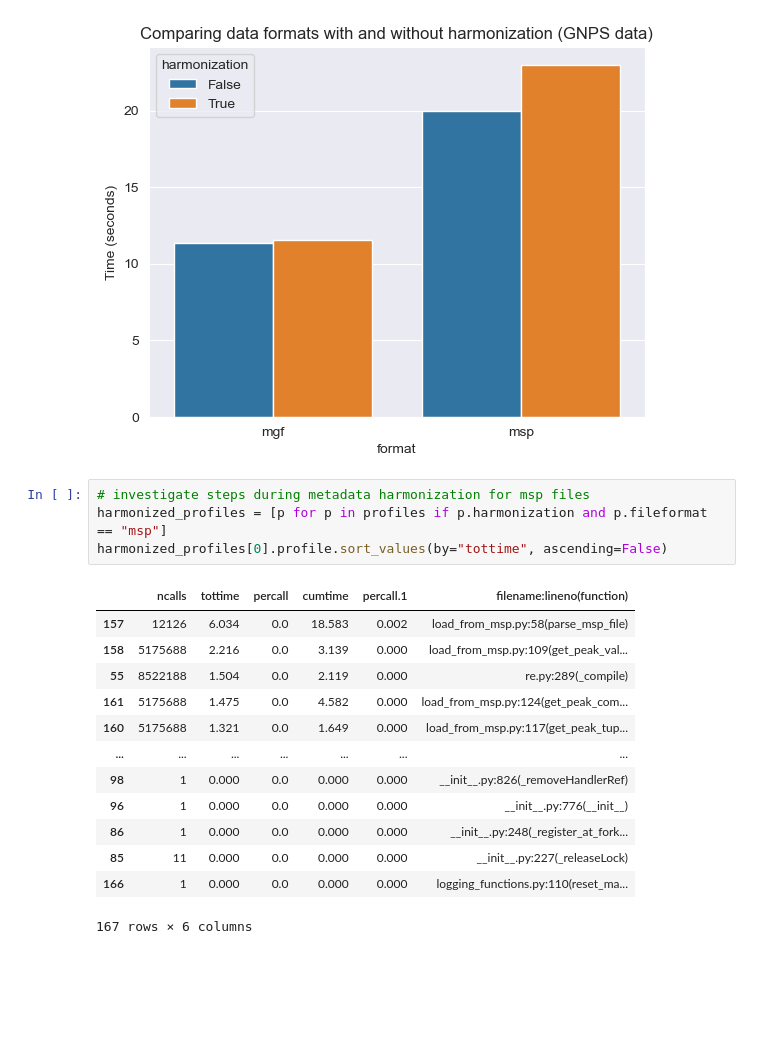
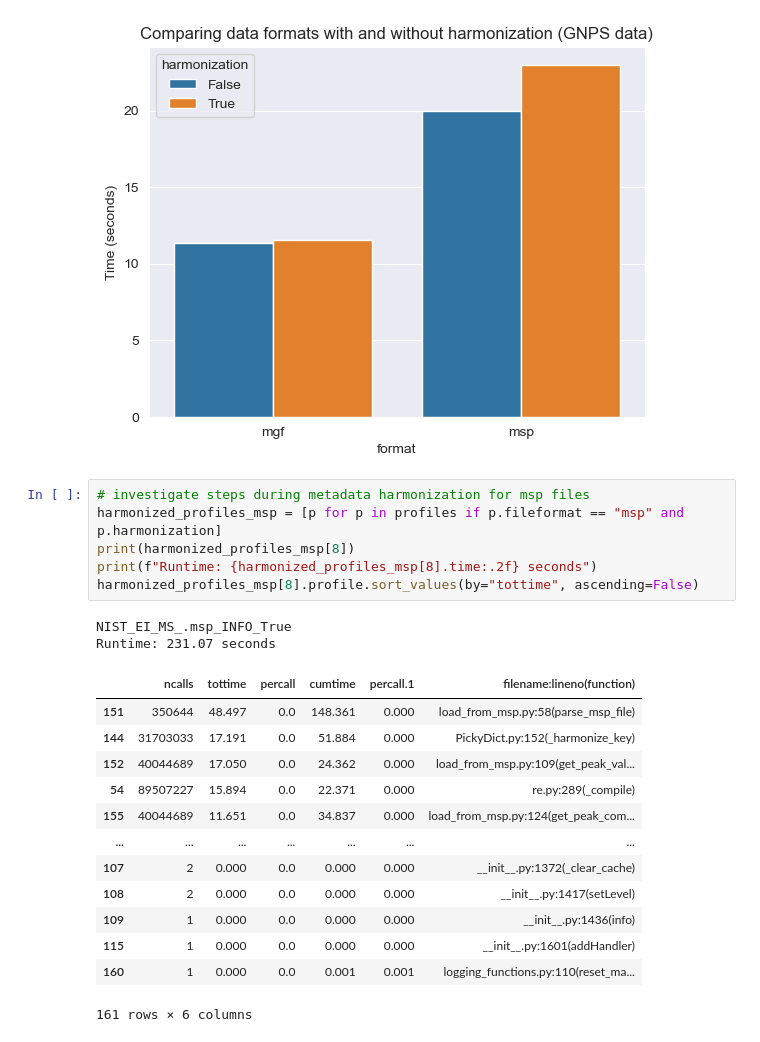
Before and after one commit to maximskoryk/matchms, a Jupyter notebook: benchmarking/profile_analysis.ipynb, the cells around one changed output. Cells and saved outputs as stored; diff of their text form; blank space fills up the shorter version.

```diff
--- a/benchmarking/profile_analysis.ipynb
+++ b/benchmarking/profile_analysis.ipynb
@@ -151,19 +151,23 @@ sns.barplot(data=profiles_grouped.loc[profiles_grouped["library"] == "GNPS"],
 [figure]
 # %%
 # investigate steps during metadata harmonization for msp files
-harmonized_profiles = [p for p in profiles if p.harmonization and p.fileformat == "msp"]
-harmonized_profiles[0].profile.sort_values(by="tottime", ascending=False)
+harmonized_profiles_msp = [p for p in profiles if p.fileformat == "msp" and p.harmonization]
+print(harmonized_profiles_msp[8])
+print(f"Runtime: {harmonized_profiles_msp[8].time:.2f} seconds")
+harmonized_profiles_msp[8].profile.sort_values(by="tottime", ascending=False)
 # %% [output]
+NIST_EI_MS_.msp_INFO_True
+Runtime: 231.07 seconds
 |  | ncalls | tottime | percall | cumtime | percall.1 | filename:lineno(function) |
-| 157 | 12126 | 6.034 | 0.0 | 18.583 | 0.002 | load_from_msp.py:58(parse_msp_file) |
-| 158 | 5175688 | 2.216 | 0.0 | 3.139 | 0.000 | load_from_msp.py:109(get_peak_val... |
-| 55 | 8522188 | 1.504 | 0.0 | 2.119 | 0.000 | re.py:289(_compile) |
-| 161 | 5175688 | 1.475 | 0.0 | 4.582 | 0.000 | load_from_msp.py:124(get_peak_com... |
-| 160 | 5175688 | 1.321 | 0.0 | 1.649 | 0.000 | load_from_msp.py:117(get_peak_tup... |
+| 151 | 350644 | 48.497 | 0.0 | 148.361 | 0.000 | load_from_msp.py:58(parse_msp_file) |
+| 144 | 31703033 | 17.191 | 0.0 | 51.884 | 0.000 | PickyDict.py:152(_harmonize_key) |
+| 152 | 40044689 | 17.050 | 0.0 | 24.362 | 0.000 | load_from_msp.py:109(get_peak_val... |
+| 54 | 89507227 | 15.894 | 0.0 | 22.371 | 0.000 | re.py:289(_compile) |
+| 155 | 40044689 | 11.651 | 0.0 | 34.837 | 0.000 | load_from_msp.py:124(get_peak_com... |
 | ... | ... | ... | ... | ... | ... | ... |
-| 98 | 1 | 0.000 | 0.0 | 0.000 | 0.000 | __init__.py:826(_removeHandlerRef) |
-| 96 | 1 | 0.000 | 0.0 | 0.000 | 0.000 | __init__.py:776(__init__) |
-| 86 | 1 | 0.000 | 0.0 | 0.000 | 0.000 | __init__.py:248(_register_at_fork... |
-| 85 | 11 | 0.000 | 0.0 | 0.000 | 0.000 | __init__.py:227(_releaseLock) |
-| 166 | 1 | 0.000 | 0.0 | 0.000 | 0.000 | logging_functions.py:110(reset_ma... |
+| 107 | 2 | 0.000 | 0.0 | 0.000 | 0.000 | __init__.py:1372(_clear_cache) |
+| 108 | 2 | 0.000 | 0.0 | 0.000 | 0.000 | __init__.py:1417(setLevel) |
+| 109 | 1 | 0.000 | 0.0 | 0.000 | 0.000 | __init__.py:1436(info) |
+| 115 | 1 | 0.000 | 0.0 | 0.000 | 0.000 | __init__.py:1601(addHandler) |
+| 160 | 1 | 0.000 | 0.0 | 0.001 | 0.001 | logging_functions.py:110(reset_ma... |
-167 rows × 6 columns
+161 rows × 6 columns
```
Also changed, not shown: parts of 1 cell of this notebook.
